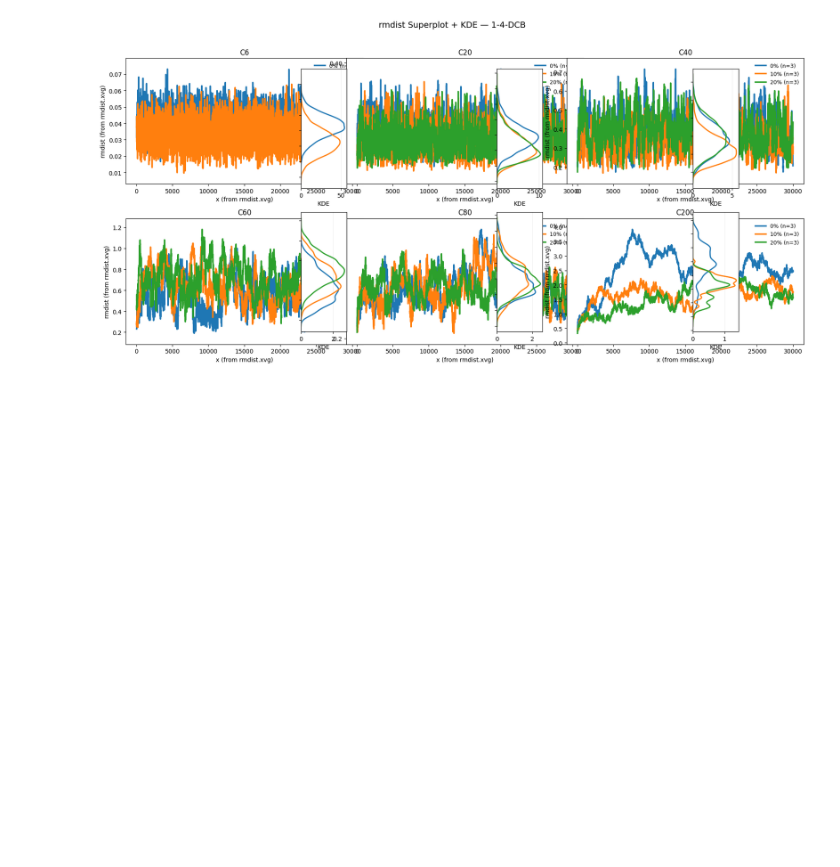
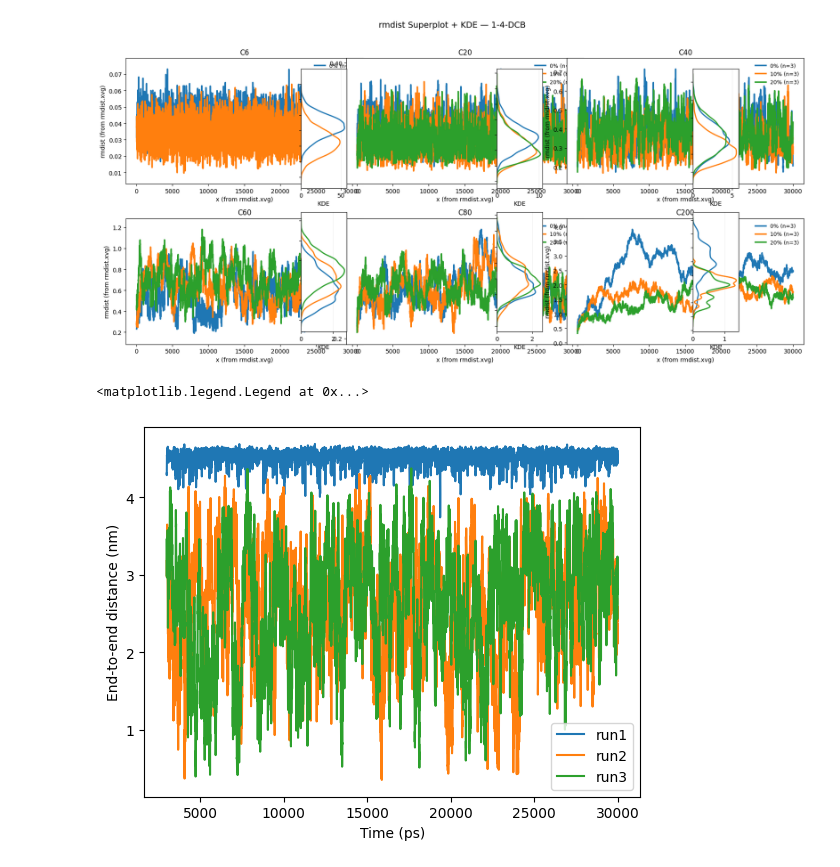
Before and after one commit to ignaciomigliaro/polymer_analysis, a Jupyter notebook: scratch_gmx_data_analysis.ipynb, the cells around one changed output. Drawn from its saved outputs; the diff is of its cells as text; code cells hidden in the pictures; blank space fills up the shorter version.

```diff
--- a/scratch_gmx_data_analysis.ipynb
+++ b/scratch_gmx_data_analysis.ipynb
@@ -1067,0 +1078,14 @@ superplot_grid(
+# %%
+x1, y1 = pp.parse_polystat_xvg("/data/polymer_upcycling/all_data/1-2-DCB/C40/0/run1/prod/polystat.xvg")
+x2, y2 = pp.parse_polystat_xvg("/data/polymer_upcycling/all_data/1-2-DCB/C40/0/run2/prod/polystat.xvg")
+x3, y3 = pp.parse_polystat_xvg("/data/polymer_upcycling/all_data/1-2-DCB/C40/0/run3/prod/polystat.xvg")
+# %%
+plt.plot(x1, y1["end to end"], label="run1")
+plt.plot(x2, y2["end to end"], label="run2")
+plt.plot(x3, y3["end to end"], label="run3")
+plt.xlabel("Time (ps)")
+plt.ylabel("End-to-end distance (nm)")
+plt.legend()
+# %% [output]
+<matplotlib.legend.Legend at 0x...>
+[figure, added]
```
Also changed, not shown: parts of 4 cells of this notebook, 2 other files.
